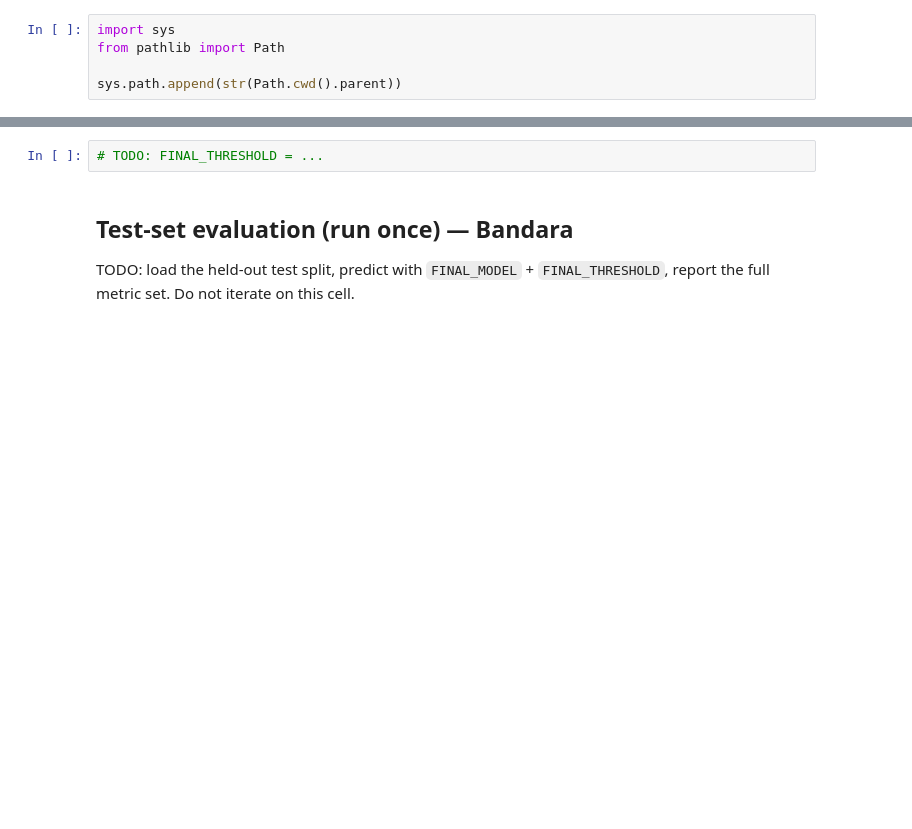
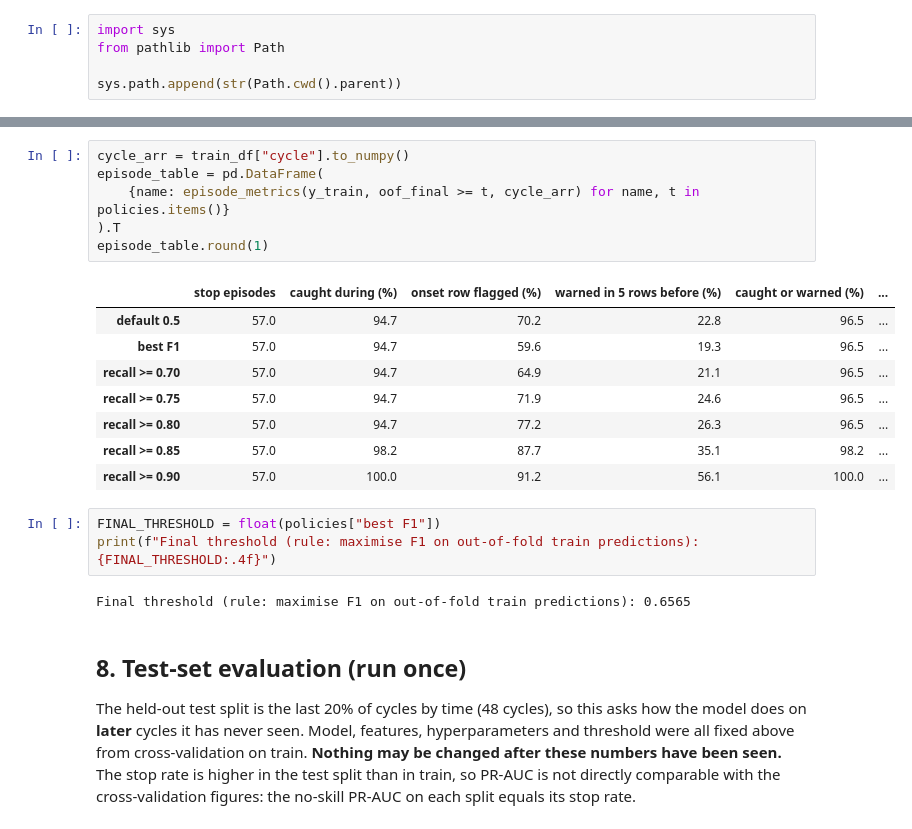
Before and after one commit to Bimsara-Yehan/UR3-CobotOps-Fault-Detection, a Jupyter notebook: notebooks/07_final_model.ipynb, the cells around one changed output, grey strips where cells are left out. Saved outputs shown, nothing was run; the diff lists cells and outputs as text; blank space fills up the shorter version.

```diff
--- a/notebooks/07_final_model.ipynb
+++ b/notebooks/07_final_model.ipynb
@@ -60,7 +708,25 @@ TODO: lock in the threshold chosen in notebook 06 (or refine it) for the final m
+# %%
+cycle_arr = train_df["cycle"].to_numpy()
+episode_table = pd.DataFrame(
+    {name: episode_metrics(y_train, oof_final >= t, cycle_arr) for name, t in policies.items()}
+).T
+episode_table.round(1)
+# %% [output]
+|  | stop episodes | caught during (%) | onset row flagged (%) | warned in 5 rows before (%) | caught or warned (%) | ... |
+| default 0.5 | 57.0 | 94.7 | 70.2 | 22.8 | 96.5 | ... |
+| best F1 | 57.0 | 94.7 | 59.6 | 19.3 | 96.5 | ... |
+| recall >= 0.70 | 57.0 | 94.7 | 64.9 | 21.1 | 96.5 | ... |
+| recall >= 0.75 | 57.0 | 94.7 | 71.9 | 24.6 | 96.5 | ... |
+| recall >= 0.80 | 57.0 | 94.7 | 77.2 | 26.3 | 96.5 | ... |
+| recall >= 0.85 | 57.0 | 98.2 | 87.7 | 35.1 | 98.2 | ... |
+| recall >= 0.90 | 57.0 | 100.0 | 91.2 | 56.1 | 100.0 | ... |
 # %%
-# TODO: FINAL_THRESHOLD = ...
+FINAL_THRESHOLD = float(policies["best F1"])
+print(f"Final threshold (rule: maximise F1 on out-of-fold train predictions): {FINAL_THRESHOLD:.4f}")
+# %% [output]
+Final threshold (rule: maximise F1 on out-of-fold train predictions): 0.6565
 # %% [markdown]
-## Test-set evaluation (run once) — Bandara
+## 8. Test-set evaluation (run once)
 
-TODO: load the held-out test split, predict with `FINAL_MODEL` + `FINAL_THRESHOLD`, report the full metric set. Do not iterate on this cell.
+The held-out test split is the last 20% of cycles by time (48 cycles), so this asks how the model does on **later** cycles it has never seen. Model, features, hyperparameters and threshold were all fixed above from cross-validation on train. **Nothing may be changed after these numbers have been seen.** The stop rate is higher in the test split than in train, so PR-AUC is not directly comparable with the cross-validation figures: the no-skill PR-AUC on each split equals its stop rate.
 # %%
```
Also changed, not shown: parts of 41 cells of this notebook, 7 other files.
